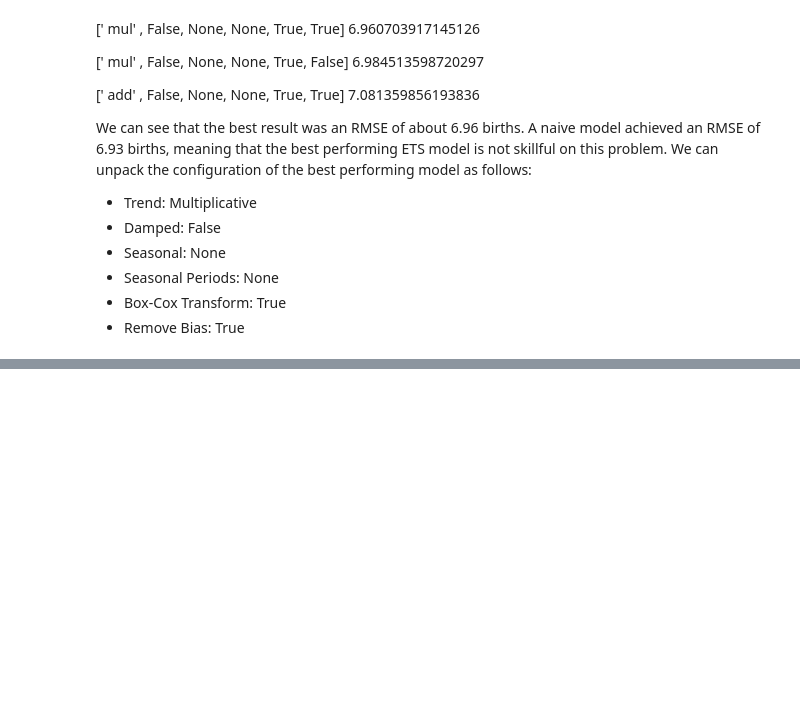
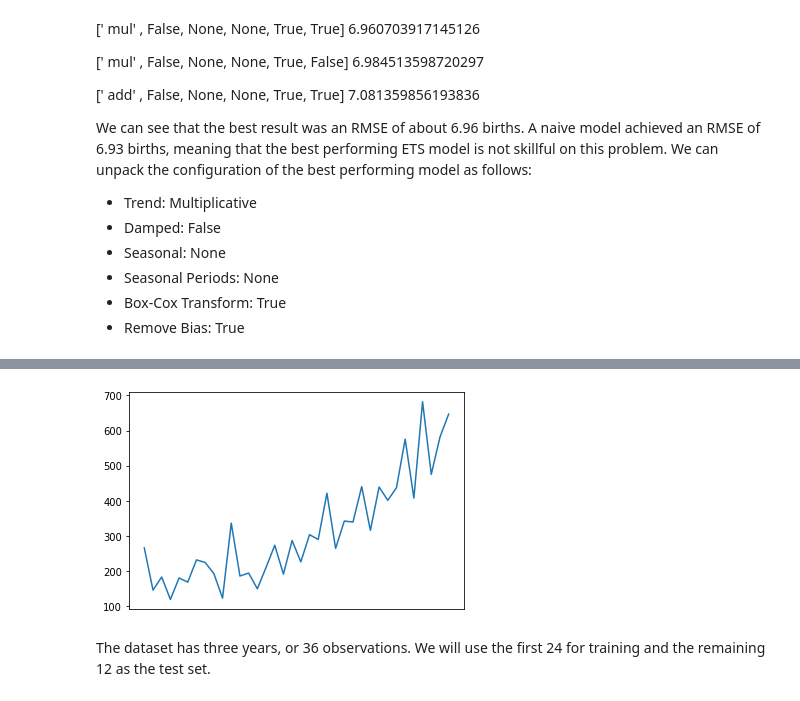
Before and after one commit to winglokhouse/neural-network, a Jupyter notebook: part4-univariate/Ch 12 Develop ETS Models for Univariate Forecasting.ipynb, the cells around one changed output, grey strips where cells are left out. Cells and saved outputs as stored; diff of their text form; code cells hidden in the pictures; blank space fills up the shorter version.

```diff
--- a/part4-univariate/Ch 12 Develop ETS Models for Univariate Forecasting.ipynb
+++ b/part4-univariate/Ch 12 Develop ETS Models for Univariate Forecasting.ipynb
@@ -204,0 +207,6 @@ an RMSE of 6.93 births, meaning that the best performing ETS model is not skillf
+# %%
+url = 'https://raw.githubusercontent.com/jbrownlee/Datasets/master/shampoo.csv'
+# %%
+df = pd.read_csv(url, header=0, index_col=0)
+print(df.info())
+print(df.head(5))
@@ -204,0 +228,8 @@ an RMSE of 6.93 births, meaning that the best performing ETS model is not skillf
+# %%
+pyplot.plot(df)
+pyplot.xticks([])
+pyplot.draw()
+# %% [output]
+[figure, added]
+# %% [markdown]
+The dataset has three years, or 36 observations. We will use the first 24 for training and the remaining 12 as the test set.
```
Also changed, not shown: parts of 24 cells of this notebook.
